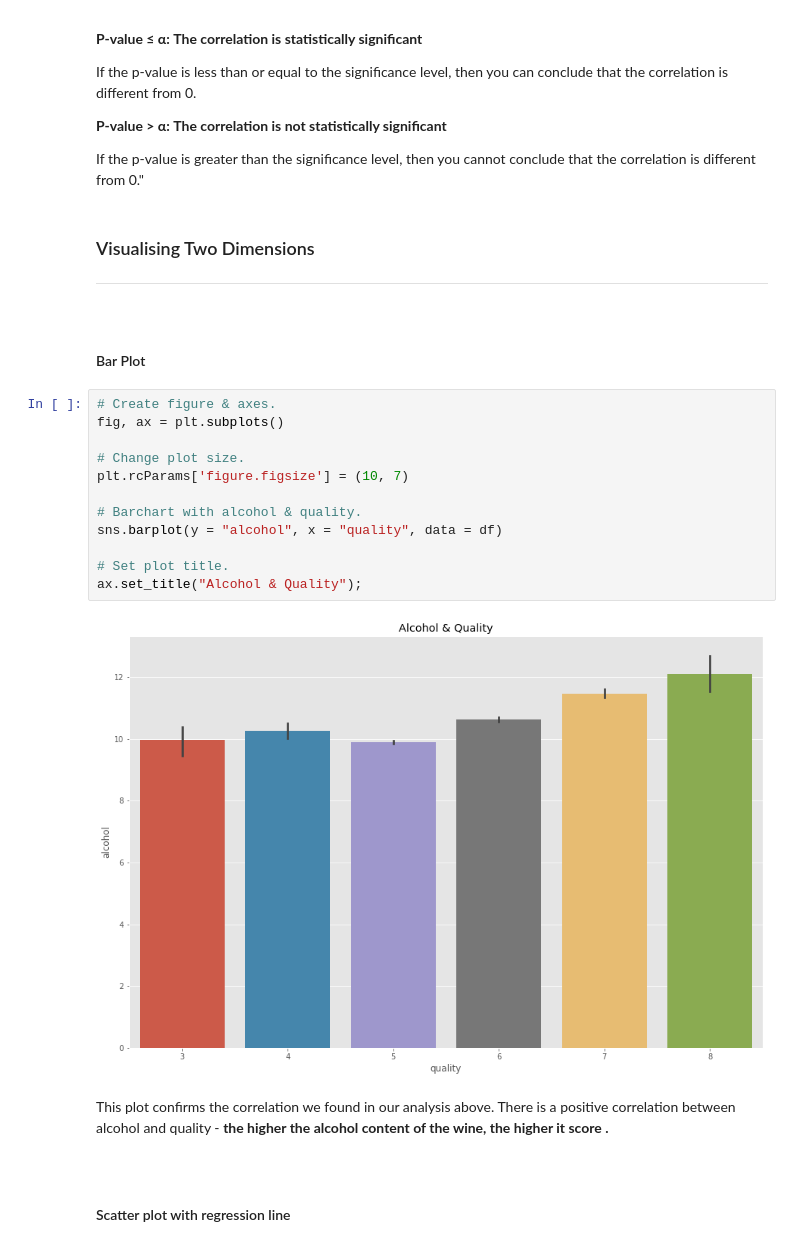
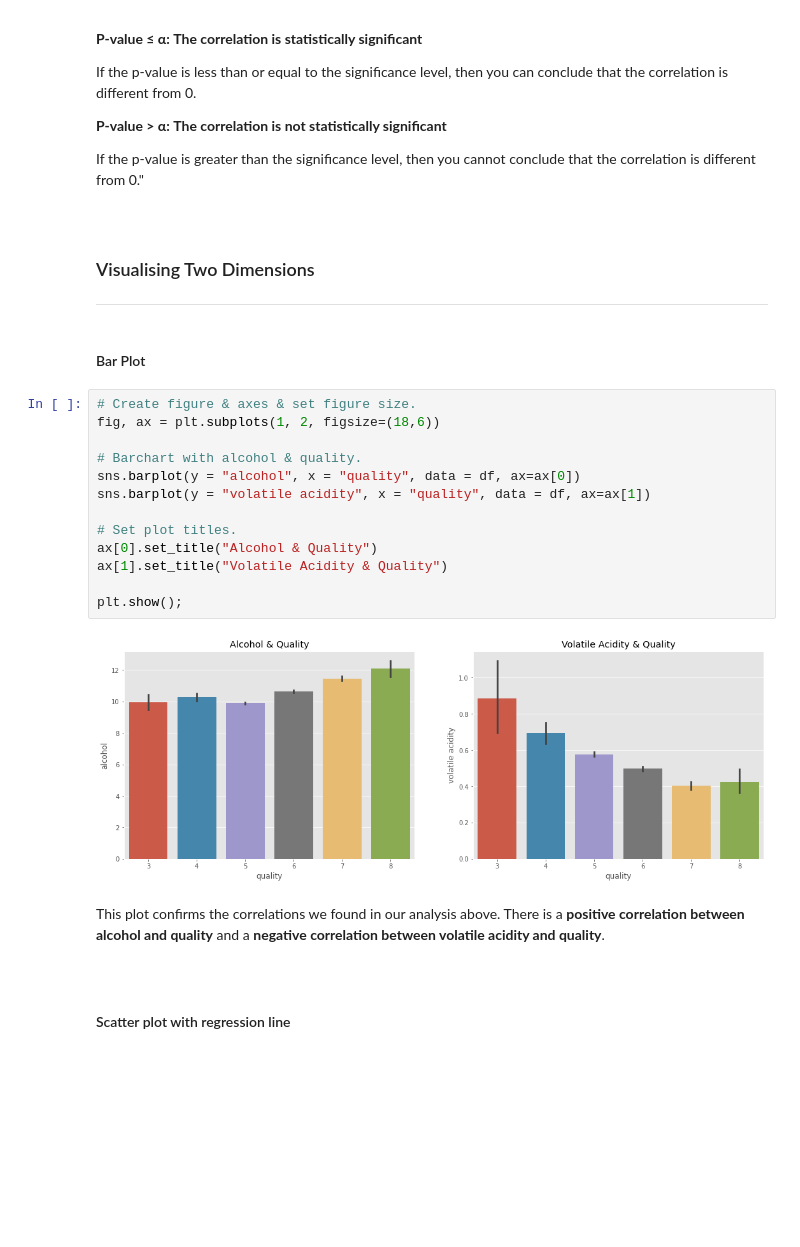
Before and after one commit to Izardo/Machine-Learning-and-Statistics, a Jupyter notebook: scikit-learn.ipynb, the cells around one changed output. Cells and saved outputs as stored; diff of their text form; blank space fills up the shorter version.

```diff
--- a/scikit-learn.ipynb
+++ b/scikit-learn.ipynb
@@ -317,29 +323,30 @@ If the p-value is less than or equal to the significance level, then you can con
 
 If the p-value is greater than the significance level, then you cannot conclude that the correlation is different from 0."
 # %% [markdown]
+<br>
+
 
 ### Visualising Two Dimensions
 ***
 # %% [markdown]
-<br>
-
 #### Bar Plot
 # %%
-# Create figure & axes.
-fig, ax = plt.subplots()
-
-# Change plot size.
-plt.rcParams['figure.figsize'] = (10, 7)
+# Create figure & axes & set figure size.
+fig, ax = plt.subplots(1, 2, figsize=(18,6))
 
 # Barchart with alcohol & quality.
-sns.barplot(y = "alcohol", x = "quality", data = df)
+sns.barplot(y = "alcohol", x = "quality", data = df, ax=ax[0])
+sns.barplot(y = "volatile acidity", x = "quality", data = df, ax=ax[1])
 
-# Set plot title.
-ax.set_title("Alcohol & Quality");
+# Set plot titles.
+ax[0].set_title("Alcohol & Quality")
+ax[1].set_title("Volatile Acidity & Quality")
+
+plt.show();
 # %% [output]
-[figure, old version]
+[figure, new version]
 # %% [markdown]
-This plot confirms the correlation we found in our analysis above. There is a positive correlation between alcohol and quality - <b>the higher the alcohol content of the wine, the higher it score .
+This plot confirms the correlations we found in our analysis above. There is a <b>positive correlation between alcohol and quality</b> and a <b>negative correlation between volatile acidity and quality</b>.
 # %% [markdown]
 <br>
 
```
Also changed, not shown: parts of 39 cells of this notebook, 1 other file.
